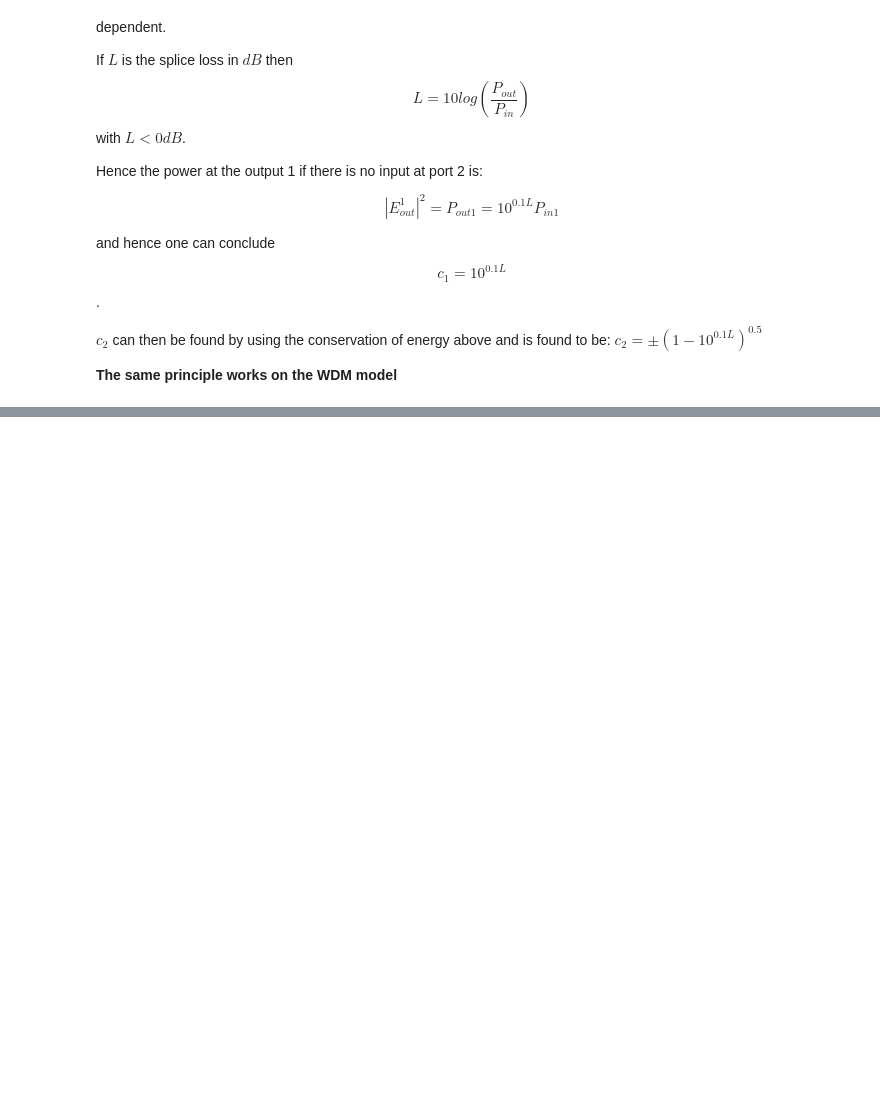
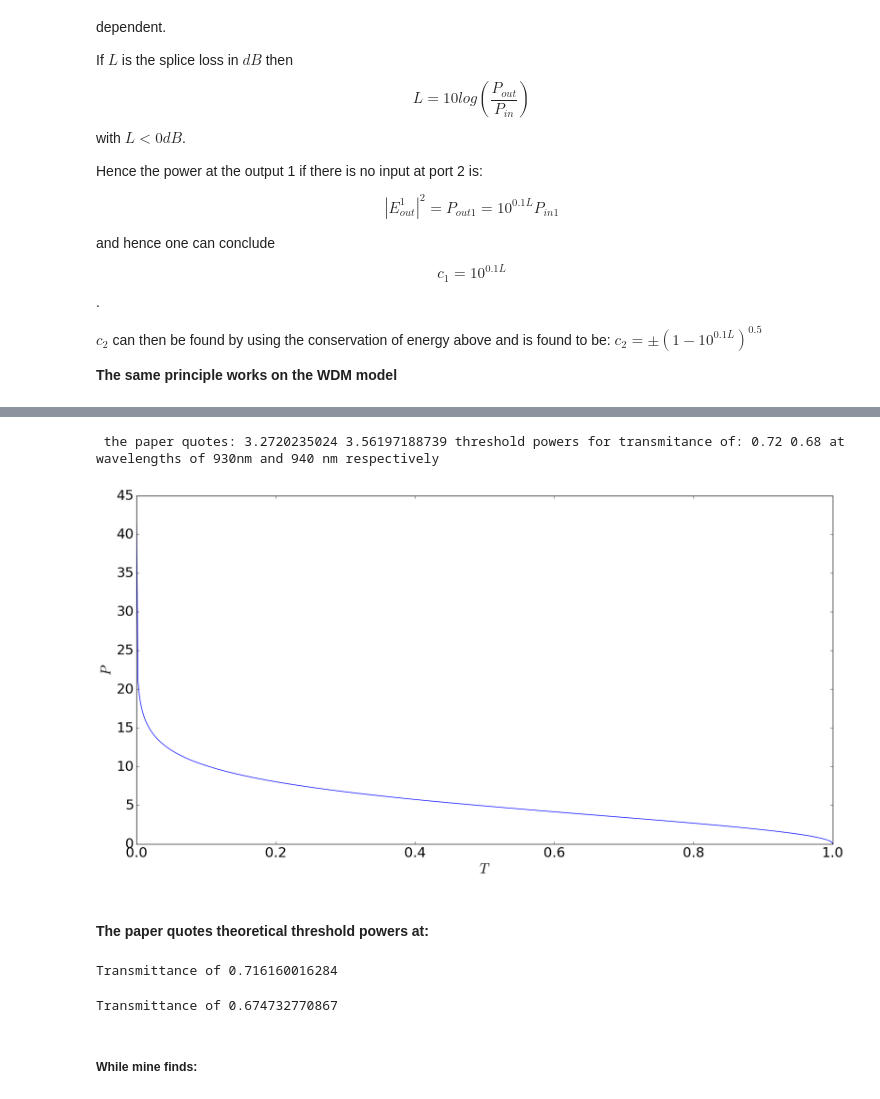
Before and after one commit to ibegleris/w-fopo, a Jupyter notebook: Log_sm-fopo.ipynb, the cells around one changed output, grey strips where cells are left out. Cells and saved outputs as stored; diff of their text form; code cells hidden in the pictures; blank space fills up the shorter version.

Commit message:
added to the logbook, I have been giving the wrong loss in the splices. I am trying within the logbook to find the best ones by reverse engineering the numbers quoted in the paper

```diff
--- a/Log_sm-fopo.ipynb
+++ b/Log_sm-fopo.ipynb
@@ -358,7 +357,7 @@ beta5 = 3.675*1e-7*(1e-12)**5*1e-3
 betas_or = [beta0,beta1,beta2,beta3,beta4,beta5]
 lamda_fast, lamda_slow = 1052.95e-9, 1051.85e-9
 lamda0 =  lamda_slow
-lamdap_const = 1048.881e-9
+lamdap_const = 1.04888163e-06
 
 lamdaps = np.linspace(1046e-9,1054e-9,10)
 lamdaps = np.ndarray.tolist(lamdaps)
@@ -417,4 +403,4 @@ def find_lami(lamdap, lamda0, betas, gama, P0,lamdai_asked,betas_or):
 # %%
 from scipy.optimize import fsolve
 # %%
-a = fsolve(find_lami,lamdap_const, args = (lamda0, betas, 10e-3, 5,942,betas_or),xtol=1.49012e-13 )
+a = fsolve(find_lami,lamdap_const, args = (lamda0, betas, 10e-3, 5,942,betas_or),xtol=1.49012e-14 )
@@ -643,0 +631,33 @@ $c_{2} = \pm \left(1 - 10^{0.1 L} \right)^{0.5}$
+# %%
+import numpy as np
+import matplotlib.pyplot as plt
+from scipy.optimize import fsolve
+from math import acosh
+import matplotlib
+font = {'family' : 'sans-serif',
+        'size'   : 22}
+matplotlib.rc('font', **font)
+
+acosh = np.vectorize(acosh)
+g = 10e-3
+L = 18
+T = np.linspace(1e-6,1,512)
+
+
+
+def P_th(T, g , L):
+    a = (g*L)**(-1)
+    b = acosh(np.sqrt(T)**(-1))
+    return a*b
+
+P = P_th(T,g,L)
+print(' the paper quotes:', P_th(0.72,g,L), P_th(0.68,g,L), 'threshold powers for transmitance of:', 0.72, 0.68,'at wavelengths of 930nm and 940 nm respectively')
+
+fig = plt.figure(figsize=(20.0, 10.0))
+plt.plot(T,P)
+plt.xlabel(r'$T$')
+plt.ylabel(r'$P$')
+plt.show()
+# %% [output]
+ the paper quotes: 3.2720235024 3.56197188739 threshold powers for transmitance of: 0.72 0.68 at wavelengths of 930nm and 940 nm respectively
+[figure, added]
@@ -643,0 +667,14 @@ $c_{2} = \pm \left(1 - 10^{0.1 L} \right)^{0.5}$
+# %% [markdown]
+#### The paper quotes theoretical threshold powers at:
+# %%
+a = fsolve(find_P_th, 0.72, args = (3.3, g,L),xtol = 1e-13)
+print('Transmittance of',a[0])
+# %% [output]
+Transmittance of 0.716160016284
+# %%
+a = fsolve(find_P_th, 0.68, args = (3.6, g,L),xtol = 1e-12)
+print('Transmittance of',a[0])
+# %% [output]
+Transmittance of 0.674732770867
+# %% [markdown]
+##### While mine finds:
```
Also changed, not shown: parts of 36 cells of this notebook, 6 other files.
